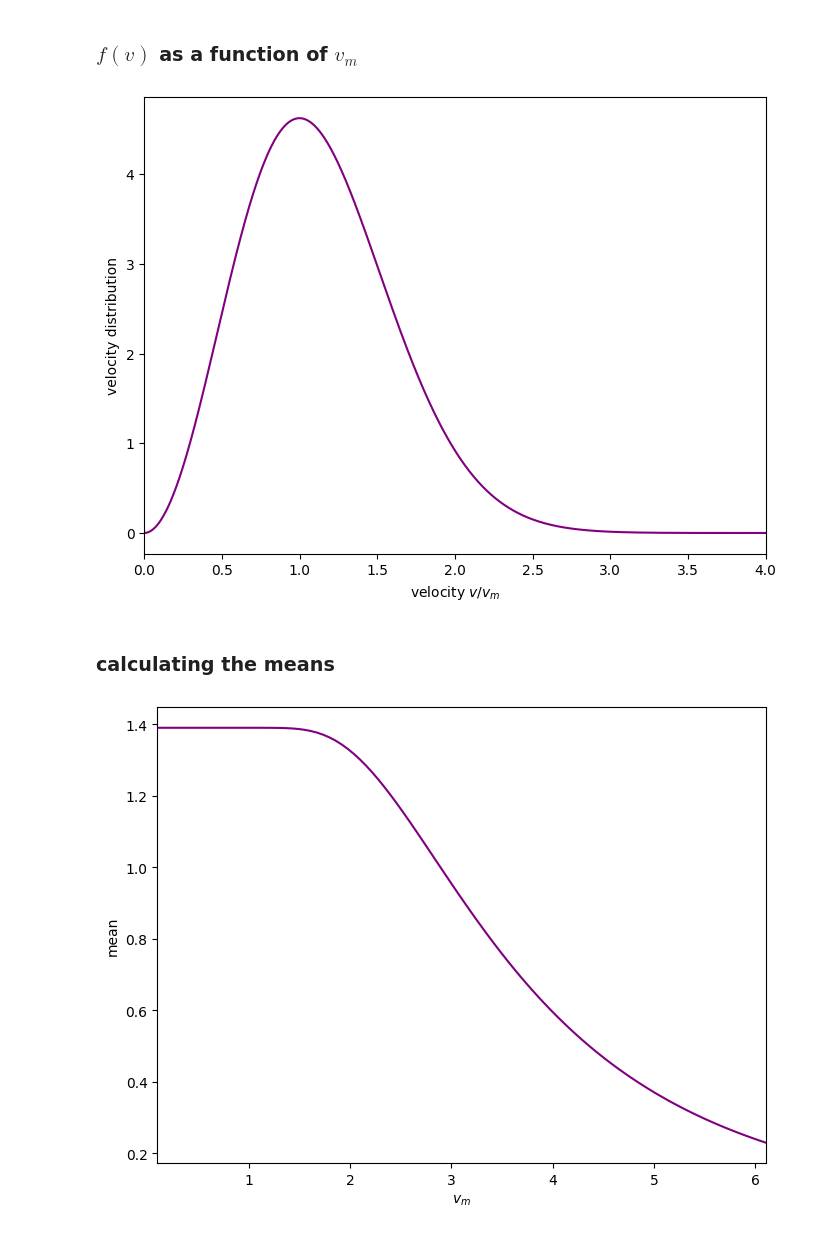
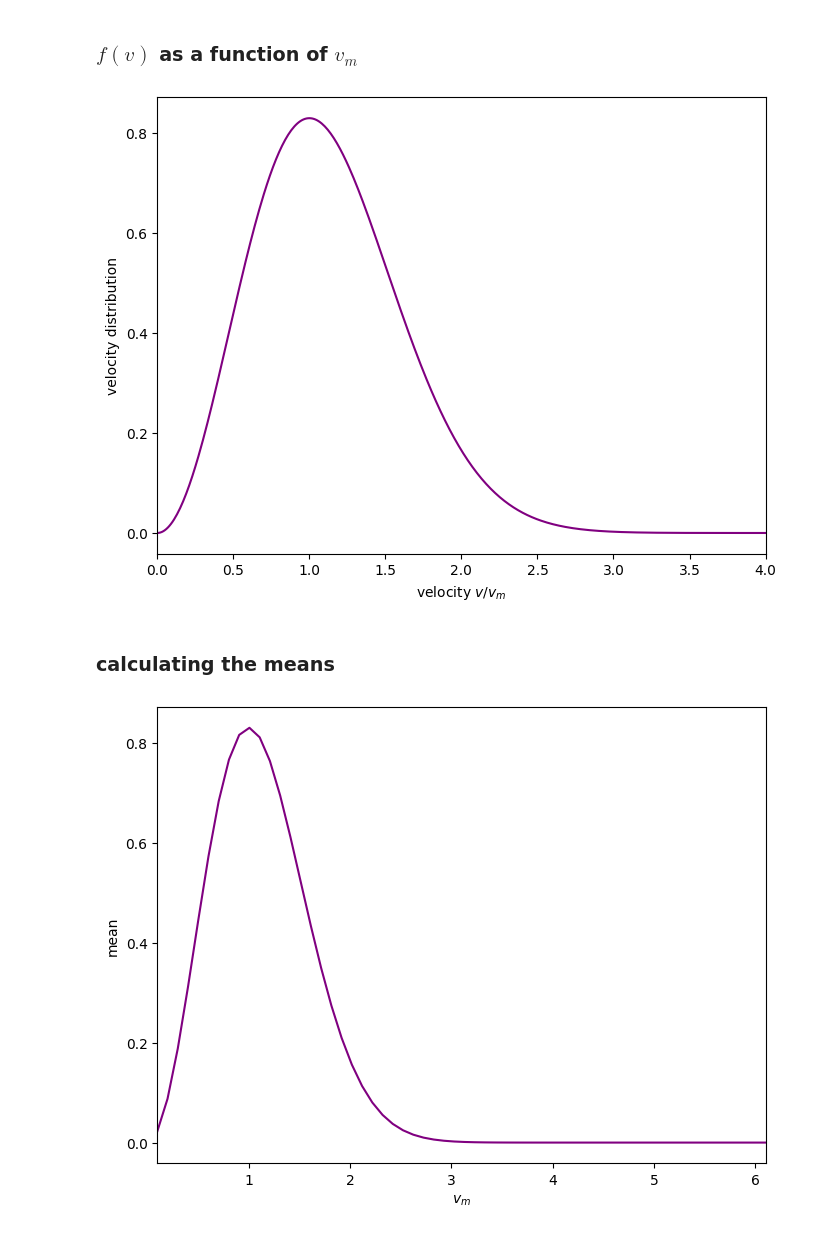
Before and after one commit to joeyko2706/SMD23, a Jupyter notebook: Blatt02/2_4_can.ipynb, the cells around one changed output. Cells and saved outputs as stored; diff of their text form; code cells hidden in the pictures.

```diff
--- a/Blatt02/2_4_can.ipynb
+++ b/Blatt02/2_4_can.ipynb
@@ -20,31 +20,29 @@ def ff(v, m, T):
 
 
 def f(v,v_m):
-    return (1/v_m)**3 *np.exp(-(v/v_m)**2)*4*np.pi*v**2
+    return (1/(np.pi*v_m**2))**(3/2) * np.exp(-(v/v_m)**2)*4*np.pi*v**2
 # %%
-v = np.linspace(0,4,1000)
+v = np.linspace(0,10,1000)
 
 
 plt.plot(v, f(v, 1),"purple")
 plt.tight_layout(pad=0, h_pad=1.08, w_pad=1.08)
 plt.xlim(0,4)
 plt.xlabel("velocity $v/v_m$")
 plt.ylabel("velocity distribution")
 
 plt.show()
 # %% [output]
-[figure, old version]
+[figure, new version]
 # %% [markdown]
 ### calculating the means
 # %%
-v_m = np.linspace(0.1,6.1,100)
+v_m = np.linspace(0.1,10.1,100)
 mean = np.zeros(len(v_m))
-n=0
-for i in v_m:
-    mean[n] = np.mean(f(v, i))
-    n=n+1
 
-plt.plot(v_m, mean,"purple")
+
+
+plt.plot(v_m, f(v_m, 1),"purple")
 plt.tight_layout(pad=0, h_pad=1.08, w_pad=1.08)
 plt.xlim(0.1,6.1)
 plt.xlabel("$v_m$")
@@ -52,4 +50,4 @@ plt.ylabel("mean")
 
 plt.show()
 # %% [output]
-[figure, old version]
+[figure, new version]
```
Also changed, not shown: parts of 5 cells of this notebook, 2 other files.
